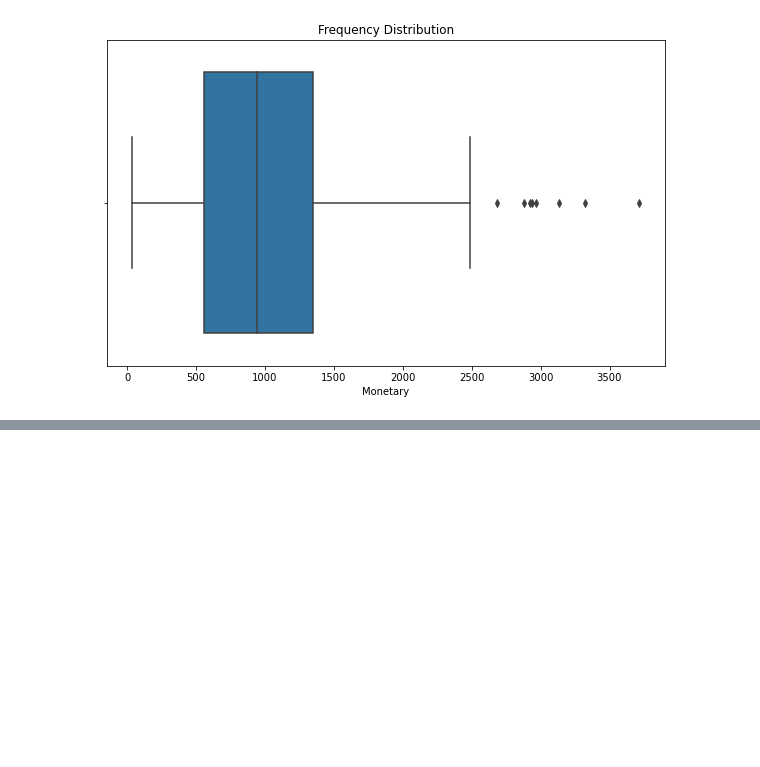
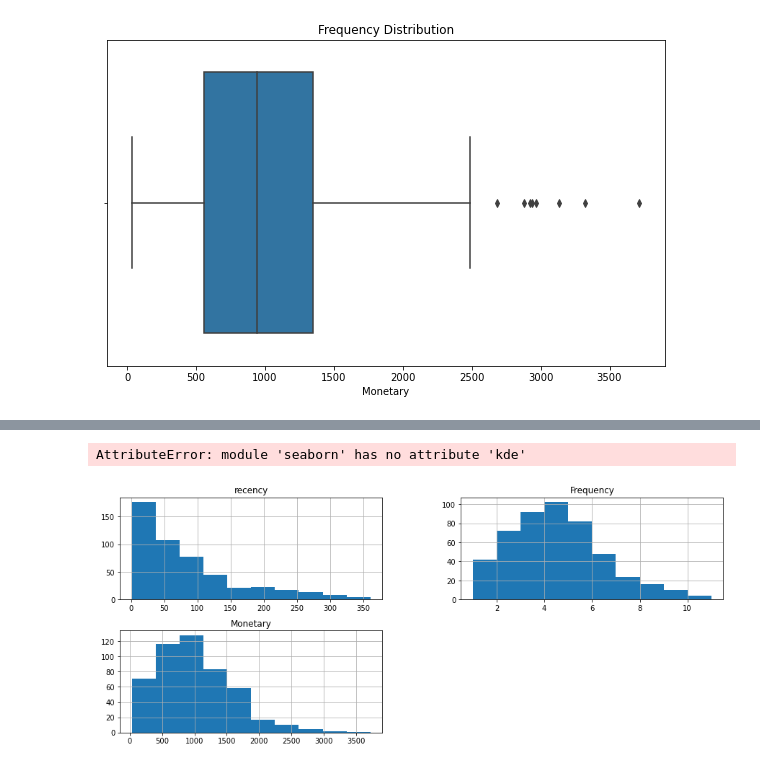
Before and after one commit to Sodiqlef/Customer-Transaction-Analysis, a Jupyter notebook: Kmeans-modeling.ipynb, the cells around one changed output, grey strips where cells are left out. Drawn from its saved outputs; the diff is of its cells as text; code cells hidden in the pictures; blank space fills up the shorter version.

```diff
--- a/Kmeans-modeling.ipynb
+++ b/Kmeans-modeling.ipynb
@@ -356,0 +383,7 @@ plt.show()
+# %%
+rfm.hist(figsize=(15, 6))
+sns.kde()
+plt.show()
+# %% [output]
+AttributeError: module 'seaborn' has no attribute 'kde'
+[figure, added]
```
Also changed, not shown: parts of 2 cells of this notebook.
